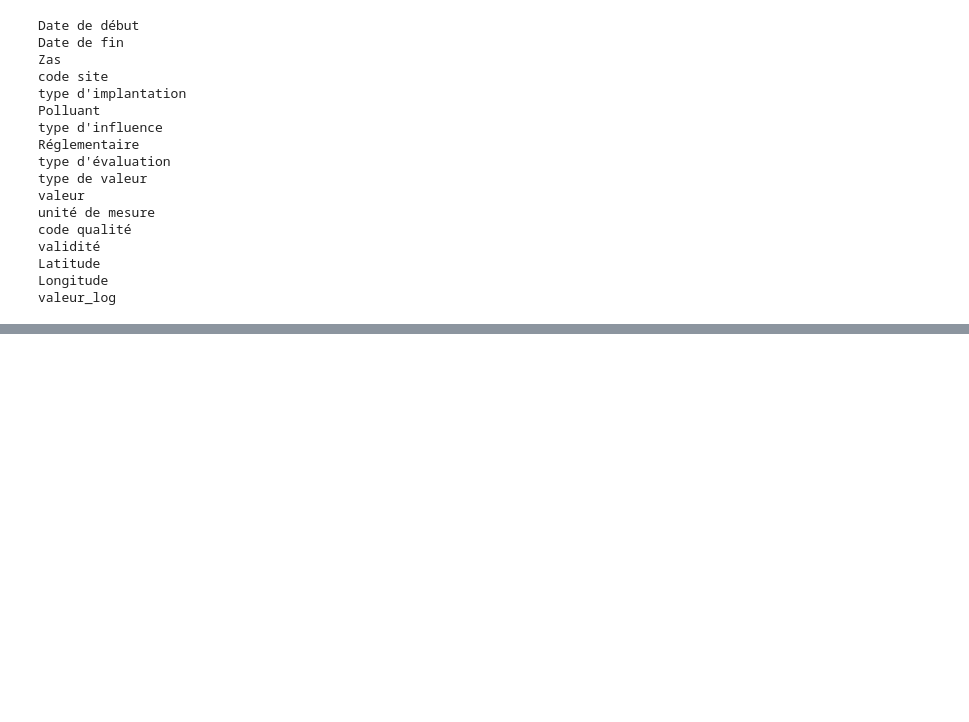
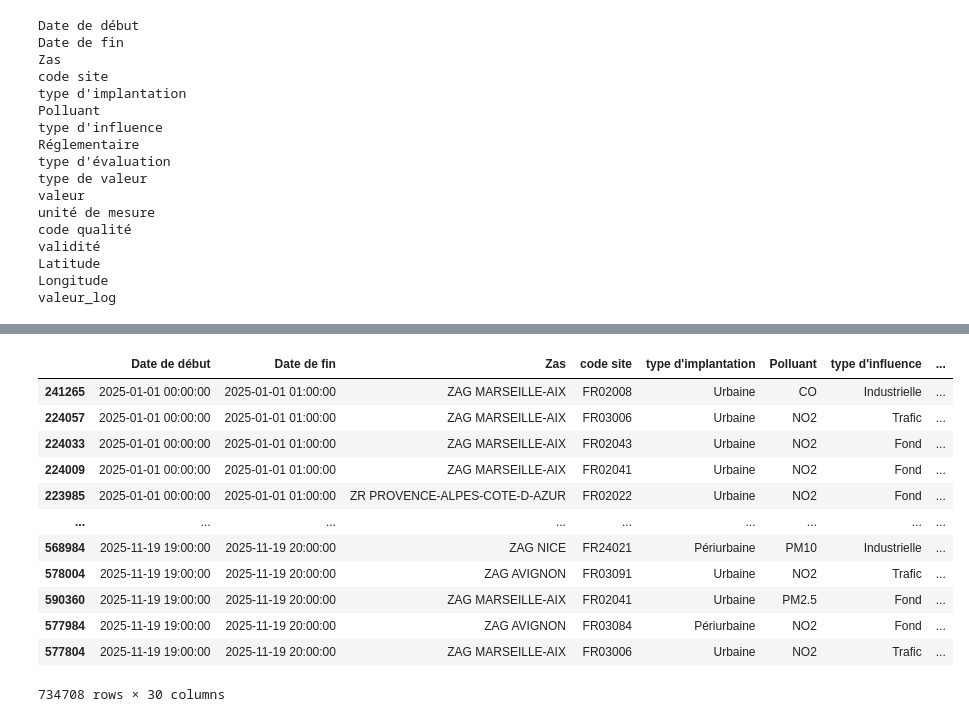
Before and after one commit to JayaSaiKishore7/AirQuality_AnalysisFR, a Jupyter notebook: notebooks/RawEda.ipynb, the cells around one changed output, grey strips where cells are left out. Drawn from its saved outputs; the diff is of its cells as text; code cells hidden in the pictures; blank space fills up the shorter version.

```diff
--- a/notebooks/RawEda.ipynb
+++ b/notebooks/RawEda.ipynb
@@ -447,0 +573,3 @@ valeur_log
+# %%
+df_raw["lag_1"] = df_raw.groupby("Polluant")["valeur"].shift(1)
+df_raw["lag_1"]
@@ -447,0 +603,17 @@ valeur_log
+# %%
+df_raw = df_raw.sort_values("date")
+df_raw
+# %% [output]
+|  | Date de début | Date de fin | Zas | code site | type d'implantation | Polluant | type d'influence | ... |
+| 241265 | 2025-01-01 00:00:00 | 2025-01-01 01:00:00 | ZAG MARSEILLE-AIX | FR02008 | Urbaine | CO | Industrielle | ... |
+| 224057 | 2025-01-01 00:00:00 | 2025-01-01 01:00:00 | ZAG MARSEILLE-AIX | FR03006 | Urbaine | NO2 | Trafic | ... |
+| 224033 | 2025-01-01 00:00:00 | 2025-01-01 01:00:00 | ZAG MARSEILLE-AIX | FR02043 | Urbaine | NO2 | Fond | ... |
+| 224009 | 2025-01-01 00:00:00 | 2025-01-01 01:00:00 | ZAG MARSEILLE-AIX | FR02041 | Urbaine | NO2 | Fond | ... |
+| 223985 | 2025-01-01 00:00:00 | 2025-01-01 01:00:00 | ZR PROVENCE-ALPES-COTE-D-AZUR | FR02022 | Urbaine | NO2 | Fond | ... |
+| ... | ... | ... | ... | ... | ... | ... | ... | ... |
+| 568984 | 2025-11-19 19:00:00 | 2025-11-19 20:00:00 | ZAG NICE | FR24021 | Périurbaine | PM10 | Industrielle | ... |
+| 578004 | 2025-11-19 19:00:00 | 2025-11-19 20:00:00 | ZAG AVIGNON | FR03091 | Urbaine | NO2 | Trafic | ... |
+| 590360 | 2025-11-19 19:00:00 | 2025-11-19 20:00:00 | ZAG MARSEILLE-AIX | FR02041 | Urbaine | PM2.5 | Fond | ... |
+| 577984 | 2025-11-19 19:00:00 | 2025-11-19 20:00:00 | ZAG AVIGNON | FR03084 | Périurbaine | NO2 | Fond | ... |
+| 577804 | 2025-11-19 19:00:00 | 2025-11-19 20:00:00 | ZAG MARSEILLE-AIX | FR03006 | Urbaine | NO2 | Trafic | ... |
+734708 rows × 30 columns
```
Also changed, not shown: parts of 24 cells of this notebook.
